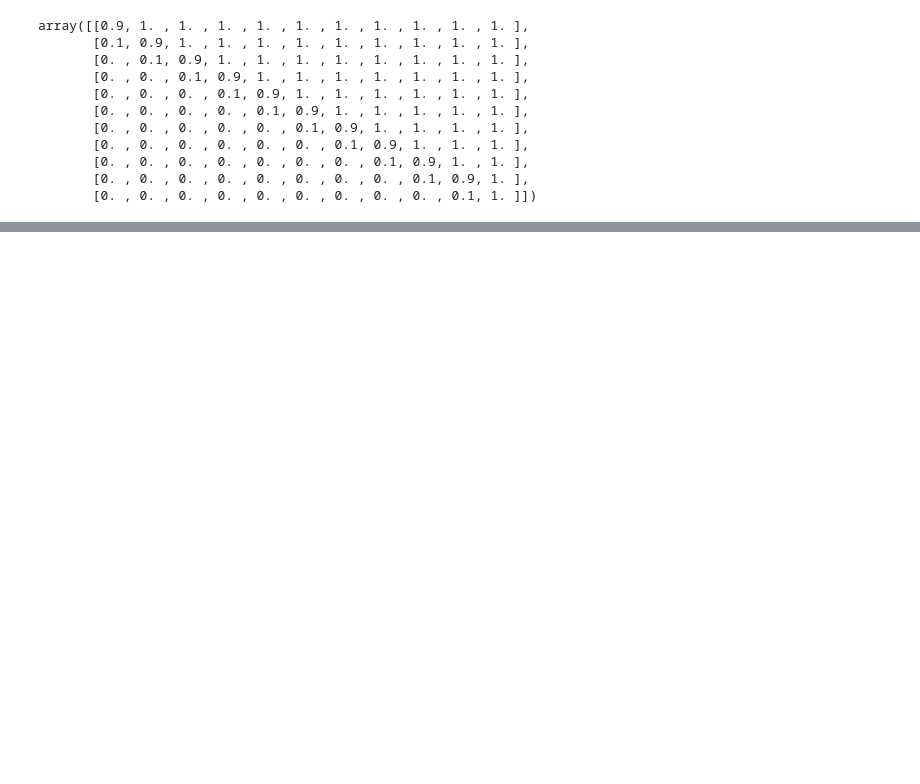
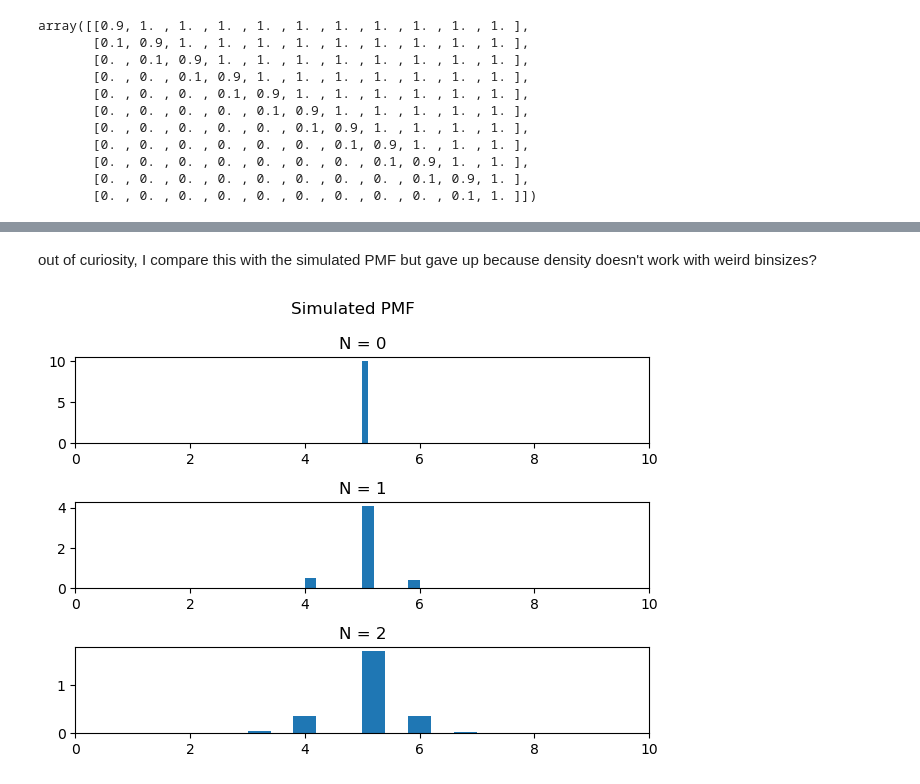
Before and after one commit to Sorin-Jayaweera/dsp_hw7, a Jupyter notebook: hw7.ipynb, the cells around one changed output, grey strips where cells are left out. Saved outputs shown, nothing was run; the diff lists cells and outputs as text; code cells hidden in the pictures; blank space fills up the shorter version.

```diff
--- a/hw7.ipynb
+++ b/hw7.ipynb
@@ -80,0 +117,34 @@ Text(0.5, 0.98, '10 Random walks')
+# %% [markdown]
+out of curiosity, I compare this with the simulated PMF but gave up because density doesn't work with weird binsizes?
+# %%
+numexperiments = 1000
+numtimesteps = 50
+posarr = np.zeros([numexperiments,numtimesteps])
+posarr[:,0] = 5
+
+for experiment in range(numexperiments):
+    rand = rnd.uniform(low=0,high=1,size=numtimesteps)
+    for currenttime in range(1,numtimesteps):
+        for state in range(len(statetransitions)):
+            lastposition = int(posarr[experiment,currenttime-1])
+            if rand[currenttime] < cumstatetransitions[lastposition][state]:
+                posarr[experiment,currenttime] = state
+                break
+posarr = np.transpose(posarr)
+
+numplottimesteps = 3
+fig, ax = plt.subplots(numplottimesteps,1)
+for i in range(numplottimesteps):
+    # print(f"Data = {posarr[i,:]}")
+    counts,bins = np.histogram(posarr[i,:])
+    ax[i].hist(posarr[i,:],density=True)#,density=True,align="mid")
+    ax[i].set_xlim(0,10)
+    ax[i].set_title("N = " + str(i))
+fig.suptitle("Simulated PMF")
+fig.tight_layout()
+# ax.plot(posarr)
+# ax.set_xlabel("Time Step")
+# ax.set_ylabel("State")
+# fig.suptitle("10 Random walks")
+# %% [output]
+[figure, added]
```
Also changed, not shown: parts of 25 cells of this notebook.
